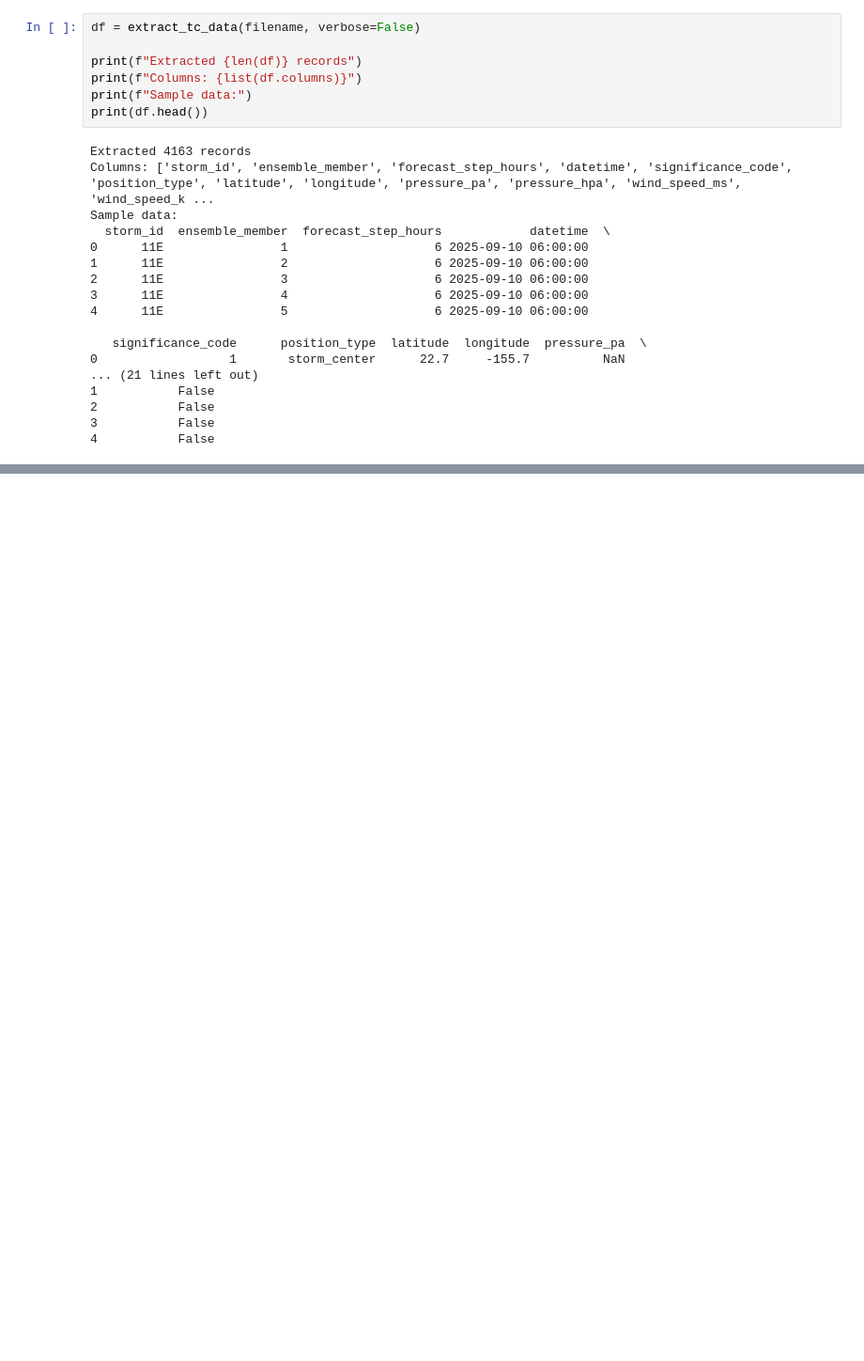
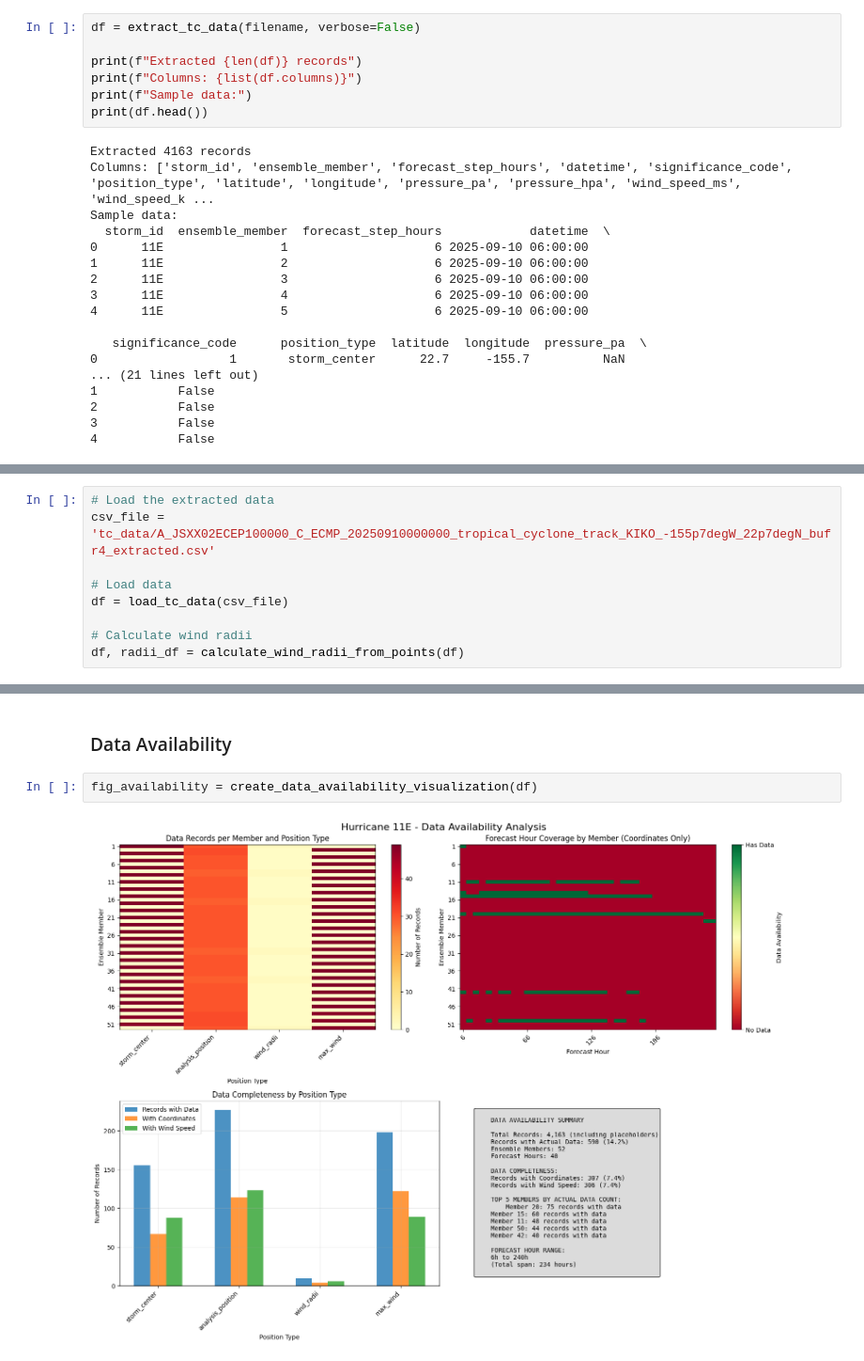
Before and after one commit to felixschwebel/TC-Forecasts-ECMWF, a Jupyter notebook: ecmwf_tc_forecasts_example.ipynb, the cells around one changed output, grey strips where cells are left out. Shown at 94% size. Saved outputs shown, nothing was run; the diff lists cells and outputs as text; blank space fills up the shorter version.

Commit message:
add data exploration script

```diff
--- a/ecmwf_tc_forecasts_example.ipynb
+++ b/ecmwf_tc_forecasts_example.ipynb
@@ -105,0 +118,9 @@ Sample data:
+# %%
+# Load the extracted data
+csv_file = 'tc_data/A_JSXX02ECEP100000_C_ECMP_20250910000000_tropical_cyclone_track_KIKO_-155p7degW_22p7degN_bufr4_extracted.csv'
+
+# Load data
+df = load_tc_data(csv_file)
+
+# Calculate wind radii
+df, radii_df = calculate_wind_radii_from_points(df)
@@ -105,0 +145,6 @@ Sample data:
+# %% [markdown]
+### Data Availability
+# %%
+fig_availability = create_data_availability_visualization(df)
+# %% [output]
+[figure, added]
```
Also changed, not shown: parts of 12 cells of this notebook, 2 other files.
